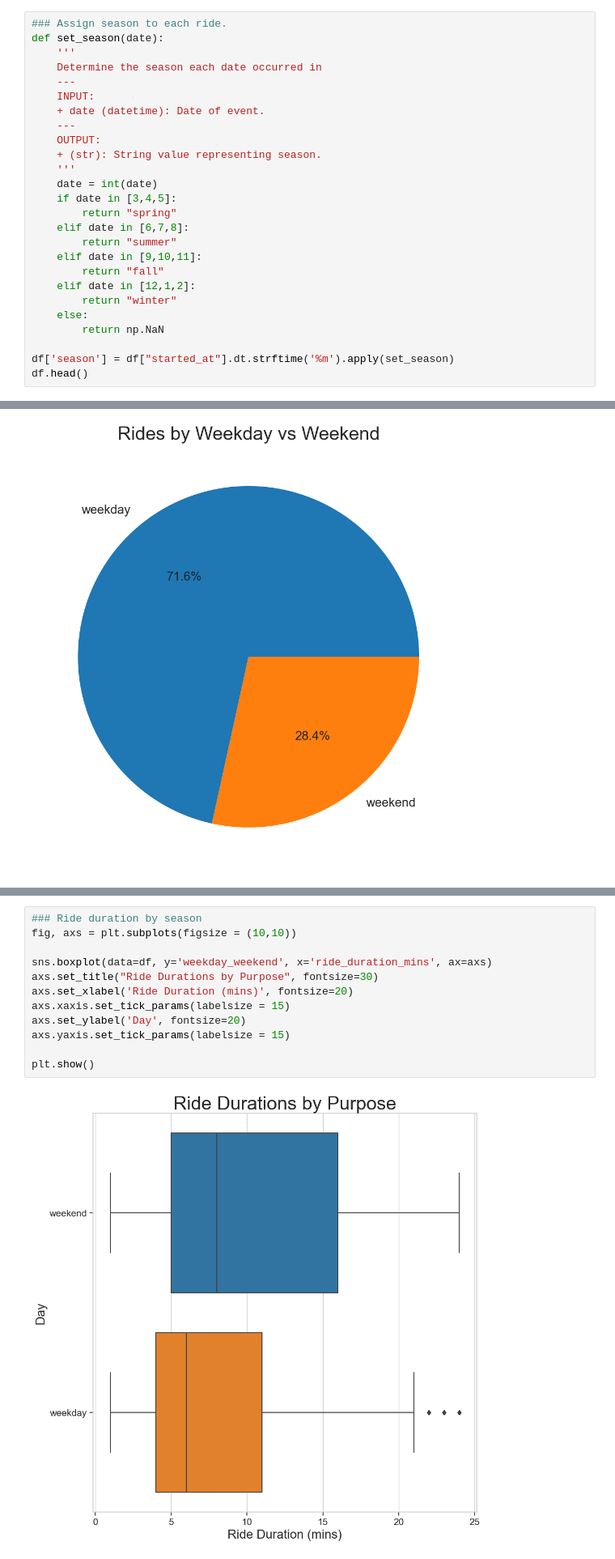
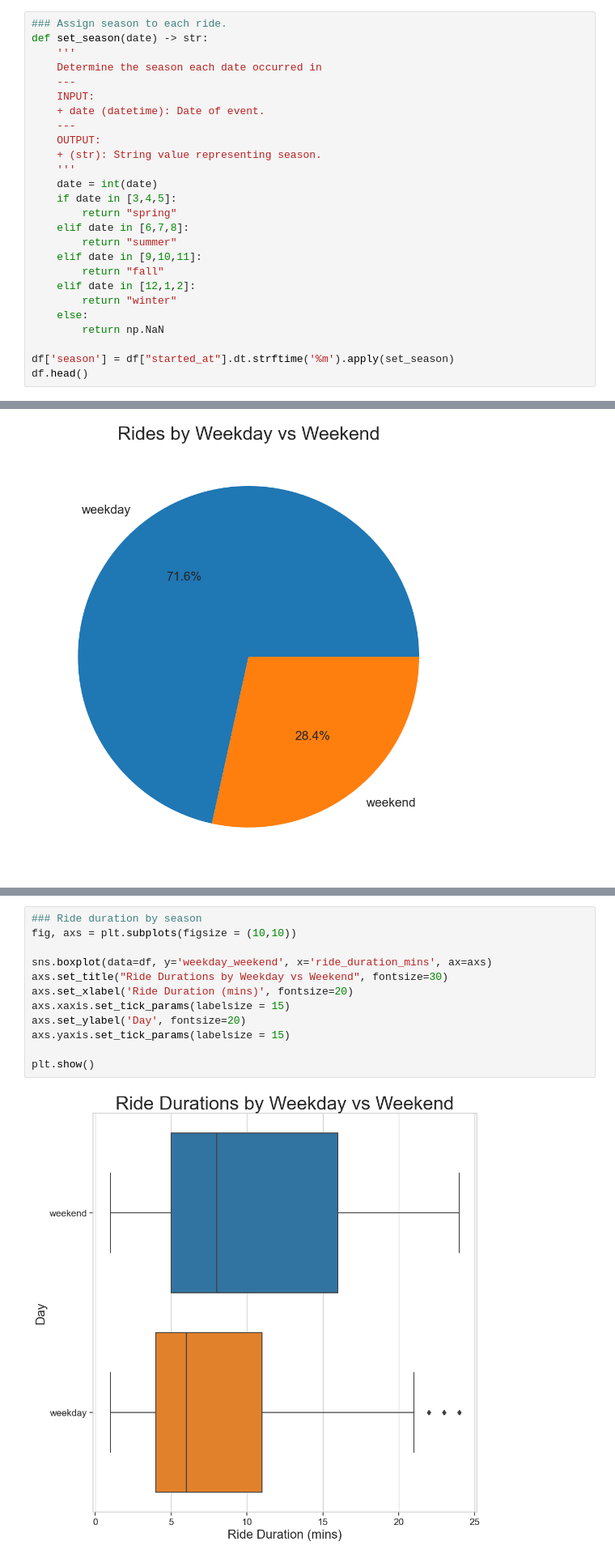
Before and after one commit to car13mesquita/DATA6505-FinalProject, a Jupyter notebook: analysis.ipynb, the cells around one changed output, grey strips where cells are left out. Shown at 81% size. Drawn from its saved outputs; the diff is of its cells as text.

```diff
--- a/analysis.ipynb
+++ b/analysis.ipynb
@@ -361,7 +413,7 @@ Finally, we will determine which season each ride occurred in. Meteorologist typ
 | Winter | _December, January, February_ |
 # %%
 ### Assign season to each ride.
-def set_season(date):
+def set_season(date) -> str:
     '''
     Determine the season each date occurred in
     ---
@@ -569,14 +691,14 @@ plt.show()
 # %%
 ### Ride duration by season
 fig, axs = plt.subplots(figsize = (10,10))
 
 sns.boxplot(data=df, y='weekday_weekend', x='ride_duration_mins', ax=axs)
-axs.set_title("Ride Durations by Purpose", fontsize=30)
+axs.set_title("Ride Durations by Weekday vs Weekend", fontsize=30)
 axs.set_xlabel('Ride Duration (mins)', fontsize=20)
 axs.xaxis.set_tick_params(labelsize = 15)
 axs.set_ylabel('Day', fontsize=20)
 axs.yaxis.set_tick_params(labelsize = 15)
 
 plt.show()
 # %% [output]
-[figure, old version]
+[figure, new version]
```
Also changed, not shown: parts of 81 cells of this notebook.
